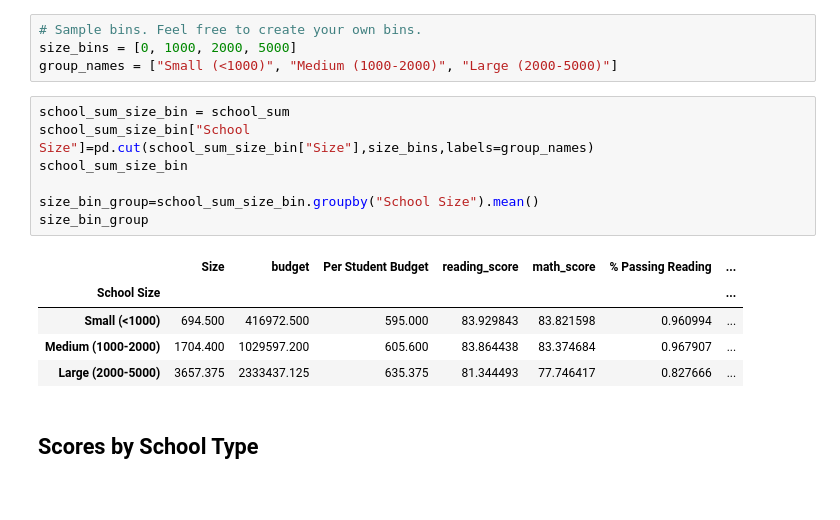
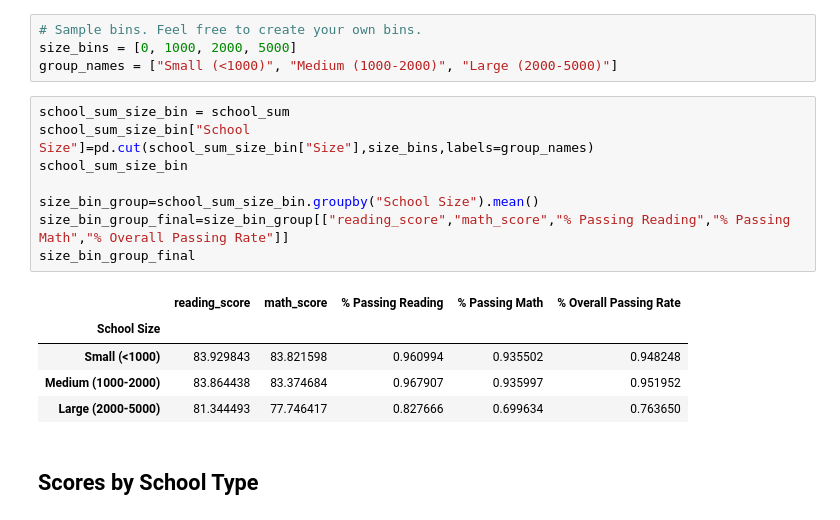
Before and after one commit to tmcbeth/Bootcamp-Homework, a Jupyter notebook: PyCitySchools_starter.ipynb, the cells around one changed output. Saved outputs shown, nothing was run; the diff lists cells and outputs as text.

```diff
--- a/PyCitySchools_starter.ipynb
+++ b/PyCitySchools_starter.ipynb
@@ -371,16 +375,17 @@ group_names = ["Small (<1000)", "Medium (1000-2000)", "Large (2000-5000)"]
 # %%
 school_sum_size_bin = school_sum
 school_sum_size_bin["School Size"]=pd.cut(school_sum_size_bin["Size"],size_bins,labels=group_names)
 school_sum_size_bin
 
 size_bin_group=school_sum_size_bin.groupby("School Size").mean()
-size_bin_group
+size_bin_group_final=size_bin_group[["reading_score","math_score","% Passing Reading","% Passing Math","% Overall Passing Rate"]]
+size_bin_group_final
 # %% [output]
-|  | Size | budget | Per Student Budget | reading_score | math_score | % Passing Reading | ... |
-| School Size |  |  |  |  |  |  | ... |
-| Small (<1000) | 694.500 | 416972.500 | 595.000 | 83.929843 | 83.821598 | 0.960994 | ... |
-| Medium (1000-2000) | 1704.400 | 1029597.200 | 605.600 | 83.864438 | 83.374684 | 0.967907 | ... |
-| Large (2000-5000) | 3657.375 | 2333437.125 | 635.375 | 81.344493 | 77.746417 | 0.827666 | ... |
+|  | reading_score | math_score | % Passing Reading | % Passing Math | % Overall Passing Rate |
+| School Size |  |  |  |  |  |
+| Small (<1000) | 83.929843 | 83.821598 | 0.960994 | 0.935502 | 0.948248 |
+| Medium (1000-2000) | 83.864438 | 83.374684 | 0.967907 | 0.935997 | 0.951952 |
+| Large (2000-5000) | 81.344493 | 77.746417 | 0.827666 | 0.699634 | 0.763650 |
 # %% [markdown]
 ## Scores by School Type
 # %% [markdown]
```
Also changed, not shown: parts of 2 cells of this notebook.
